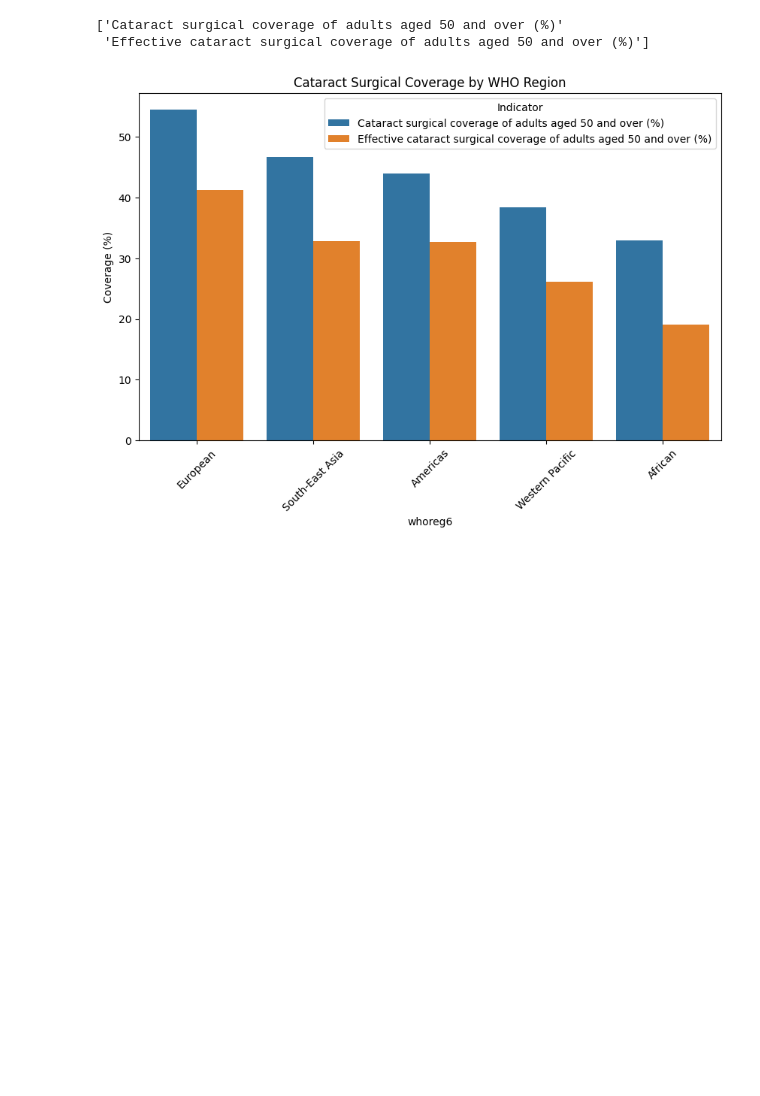
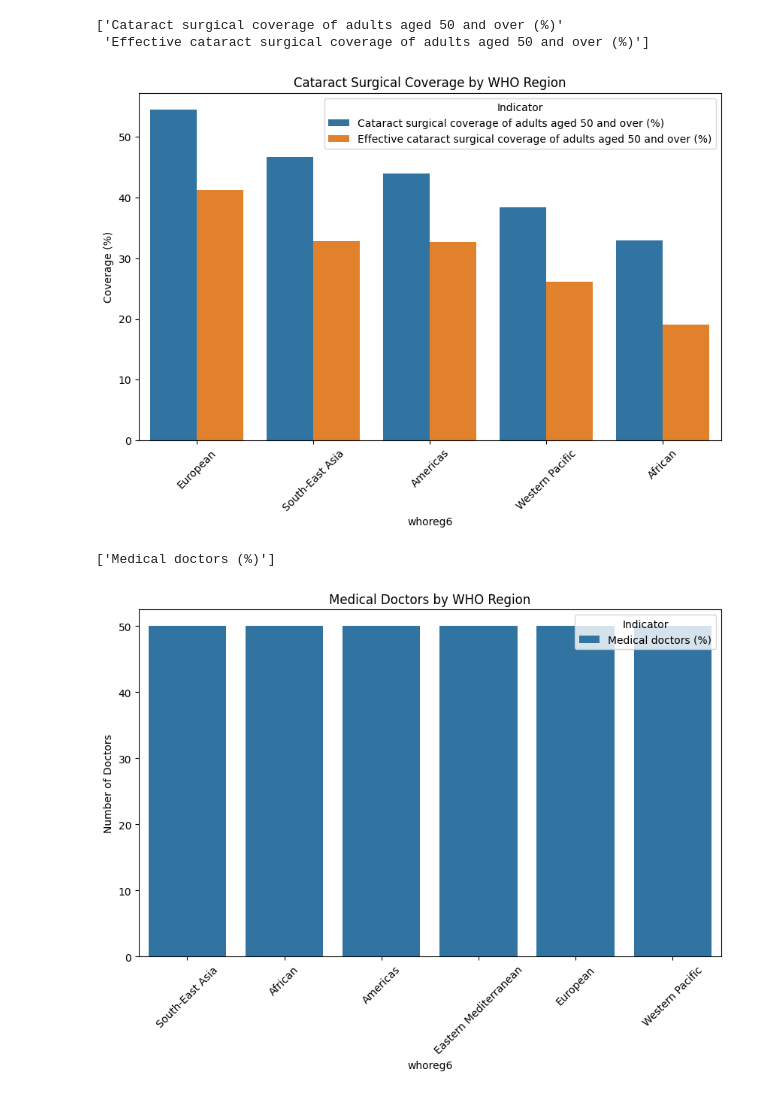
Before and after one commit to build-summer-2025/async-final-project-red-aakkash, a Jupyter notebook: Final_Project.ipynb, the cells around one changed output. Cells and saved outputs as stored; diff of their text form; code cells hidden in the pictures; blank space fills up the shorter version.

```diff
--- a/Final_Project.ipynb
+++ b/Final_Project.ipynb
@@ -35,3 +37,27 @@ plt.show()
 ['Cataract surgical coverage of adults aged 50 and over (%)'
  'Effective cataract surgical coverage of adults aged 50 and over (%)']
 [figure]
+# %%
+# question 2: How does the density of medical doctors vary across WHO regions?
+
+matches = df[df['indicator_name'].str.contains("doctors", case=False, na=False)]
+print(matches['indicator_name'].unique())
+
+doctors = df[df['indicator_name'].str.contains("medical doctors", case=False, na=False)]
+doctors.head()
+
+region_avg = doctors.groupby(["whoreg6","indicator_name"])["estimate"].mean().reset_index()
+region_avg = region_avg.sort_values("estimate", ascending=False)
+region_avg
+
+plt.figure(figsize=(10,6))
+sns.barplot(data=region_avg, x="whoreg6", y="estimate", hue="indicator_name")
+plt.title("Medical Doctors by WHO Region")
+plt.ylabel("Number of Doctors")
+
+plt.xticks(rotation=45)
+plt.legend(title="Indicator")
+plt.show()
+# %% [output]
+['Medical doctors (%)']
+[figure, added]
```
Also changed, not shown: parts of 9 cells of this notebook, 11 other files.
